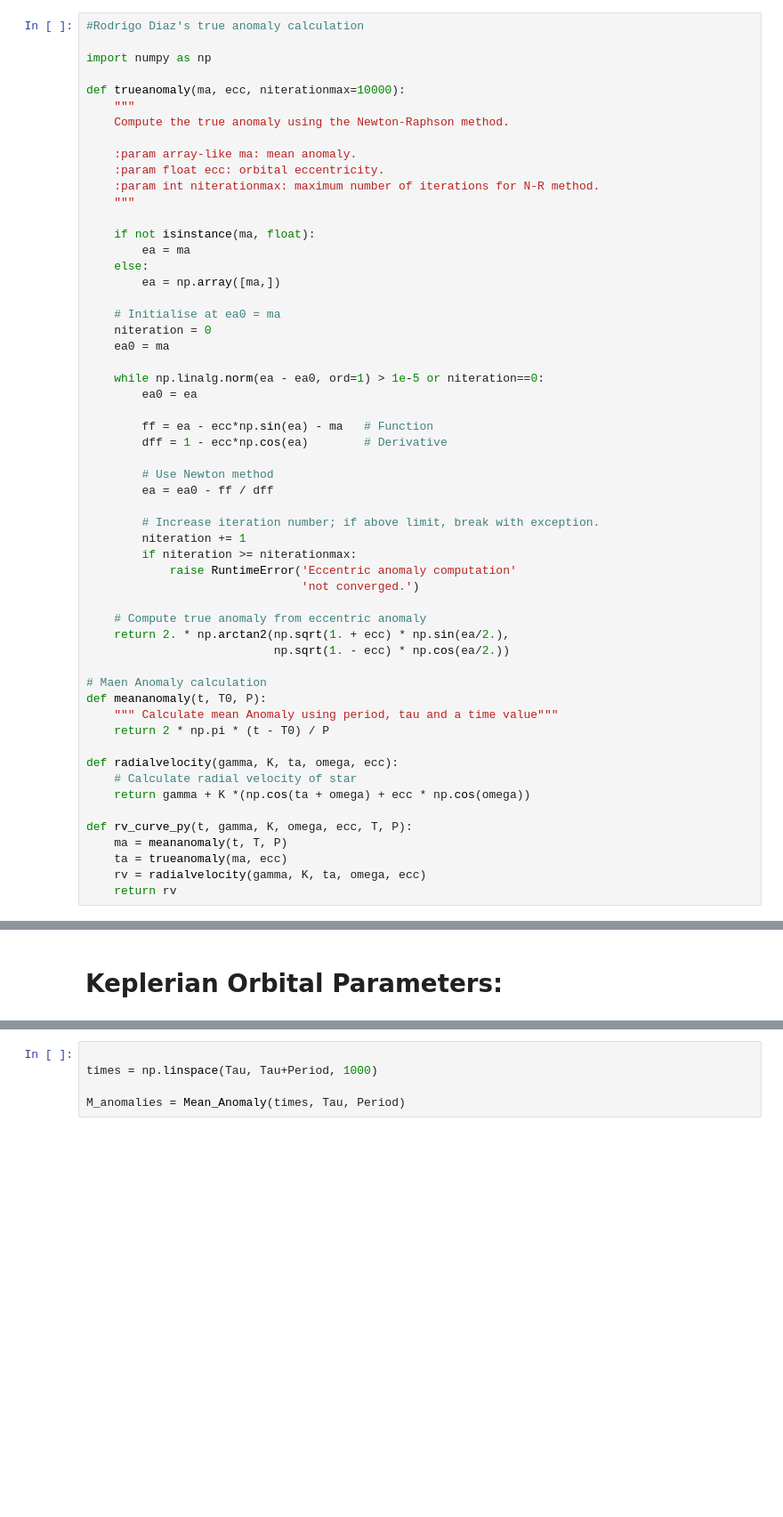
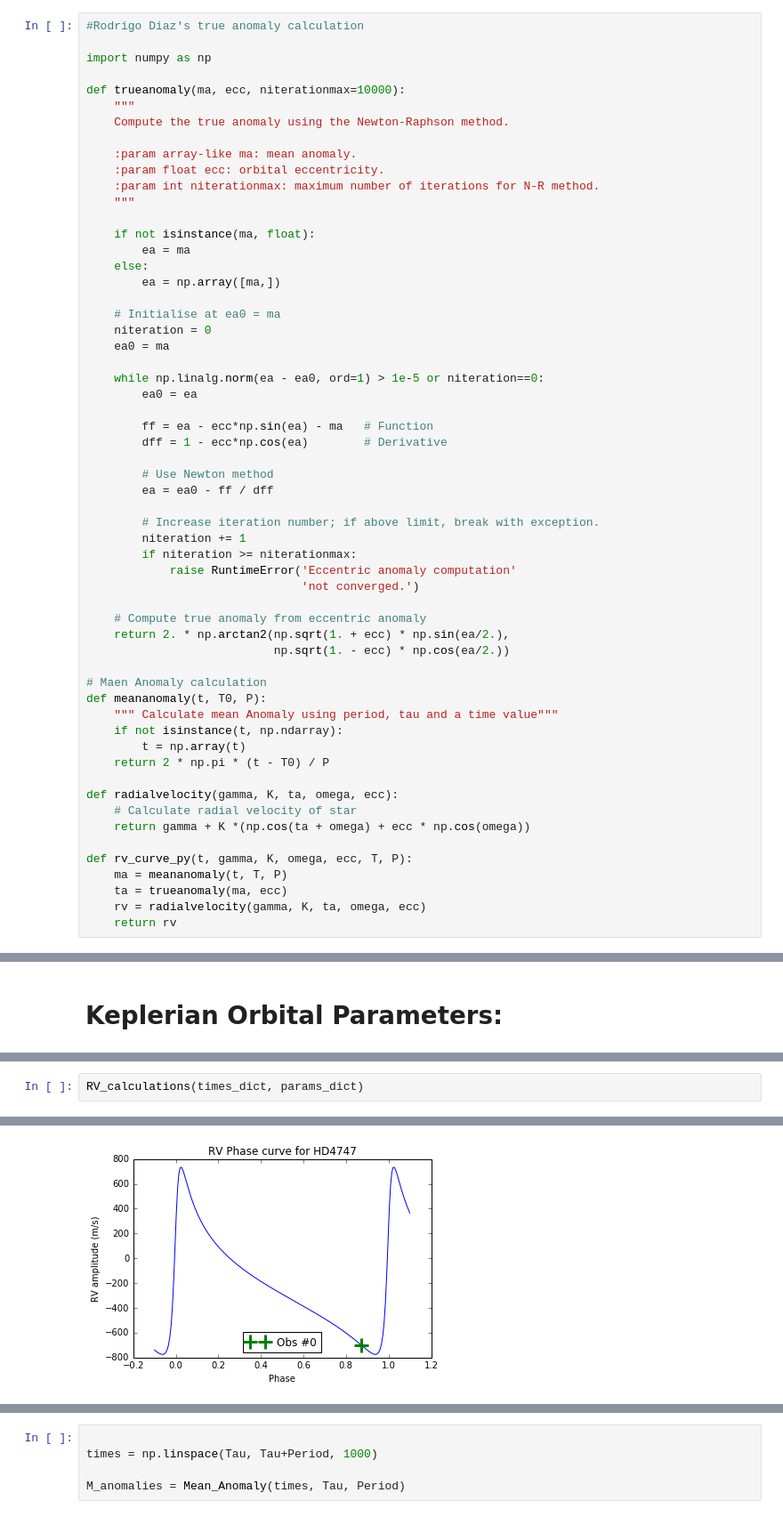
Before and after one commit to jason-neal/Phd-codes, a Jupyter notebook: Notebooks/Investigate_RV_calculations.ipynb, the cells around one changed output, grey strips where cells are left out. Shown at 89% size. Saved outputs shown, nothing was run; the diff lists cells and outputs as text; blank space fills up the shorter version.

Commit message:
Delta RV from exptime, run through dict

```diff
--- a/Notebooks/Investigate_RV_calculations.ipynb
+++ b/Notebooks/Investigate_RV_calculations.ipynb
@@ -56,6 +59,8 @@ def trueanomaly(ma, ecc, niterationmax=10000):
 # Maen Anomaly calculation
 def meananomaly(t, T0, P):
     """ Calculate mean Anomaly using period, tau and a time value"""
+    if not isinstance(t, np.ndarray):
+        t = np.array(t)
     return 2 * np.pi * (t - T0) / P
 
 def radialvelocity(gamma, K, ta, omega, ecc):
@@ -179,0 +273,3 @@ def plot_RV_phase_curve(params, name=False, t_vals=False):
+# %%
+RV_calculations(times_dict, params_dict)
+# %% [output]
@@ -179,0 +279 @@ def plot_RV_phase_curve(params, name=False, t_vals=False):
+[figure, added]
```
Also changed, not shown: parts of 15 cells of this notebook.
